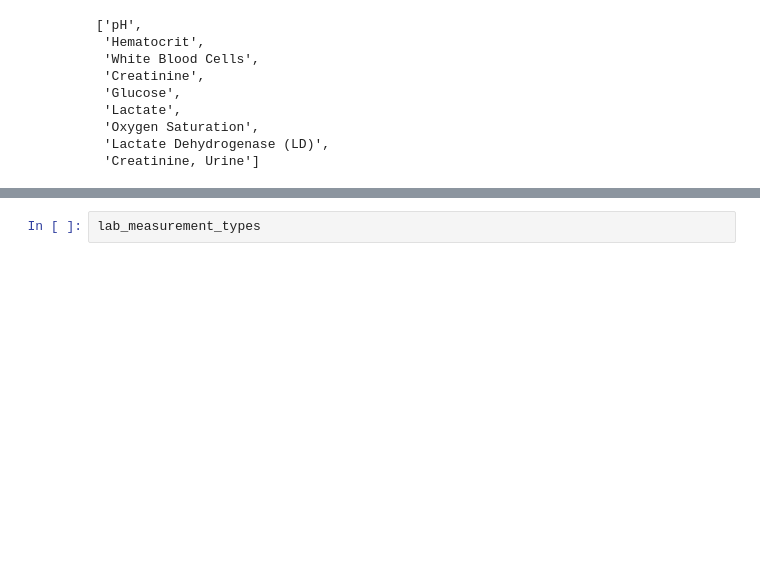
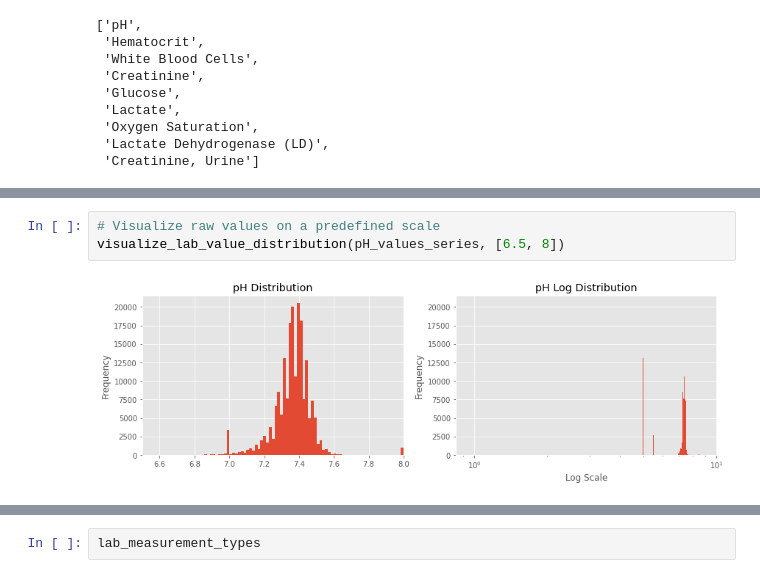
Before and after one commit to RJBeetel3/icu-data-exploration, a Jupyter notebook: icu_mortality_prediction/icu_mortality_prediction/notebooks/LABEVENTS_FIRST24.ipynb, the cells around one changed output, grey strips where cells are left out. Saved outputs shown, nothing was run; the diff lists cells and outputs as text; blank space fills up the shorter version.

```diff
--- a/icu_mortality_prediction/icu_mortality_prediction/notebooks/LABEVENTS_FIRST24.ipynb
+++ b/icu_mortality_prediction/icu_mortality_prediction/notebooks/LABEVENTS_FIRST24.ipynb
@@ -145,0 +271,5 @@ dead.head()
+# %%
+# Visualize raw values on a predefined scale
+visualize_lab_value_distribution(pH_values_series, [6.5, 8])
+# %% [output]
+[figure, added]
```
Also changed, not shown: parts of 104 cells of this notebook.
